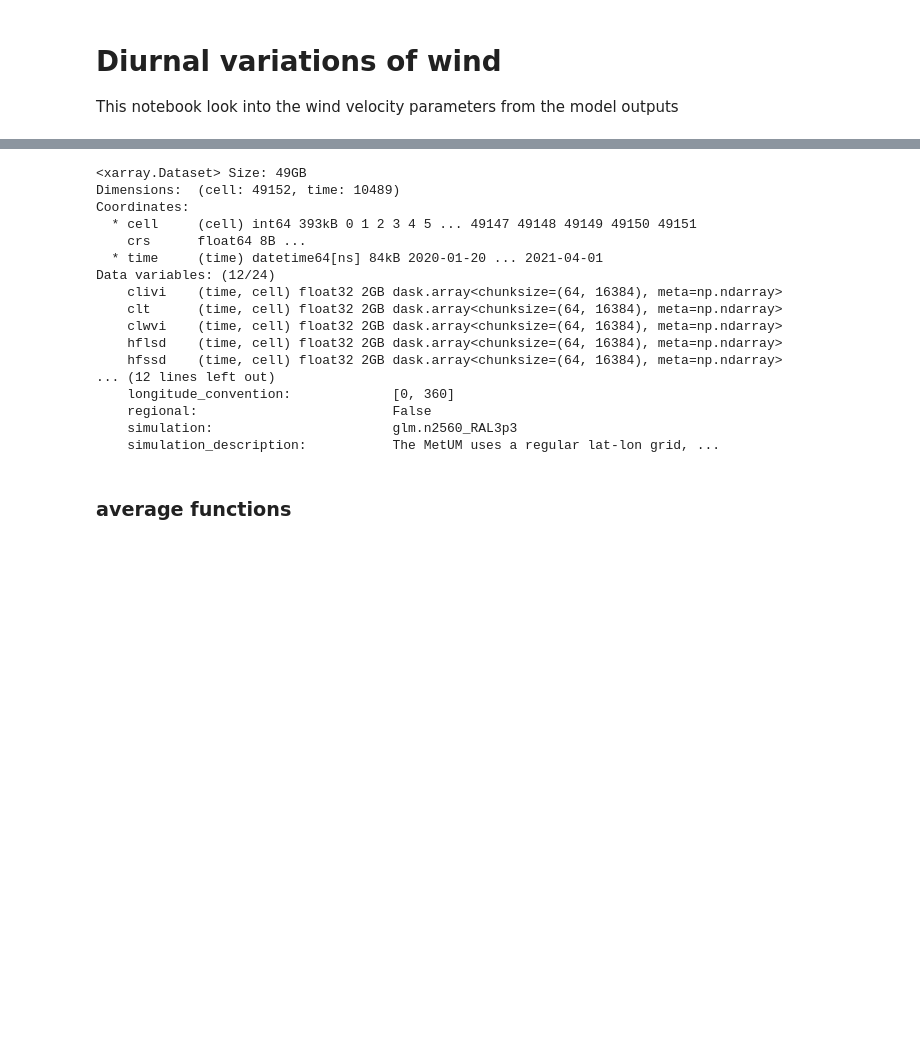
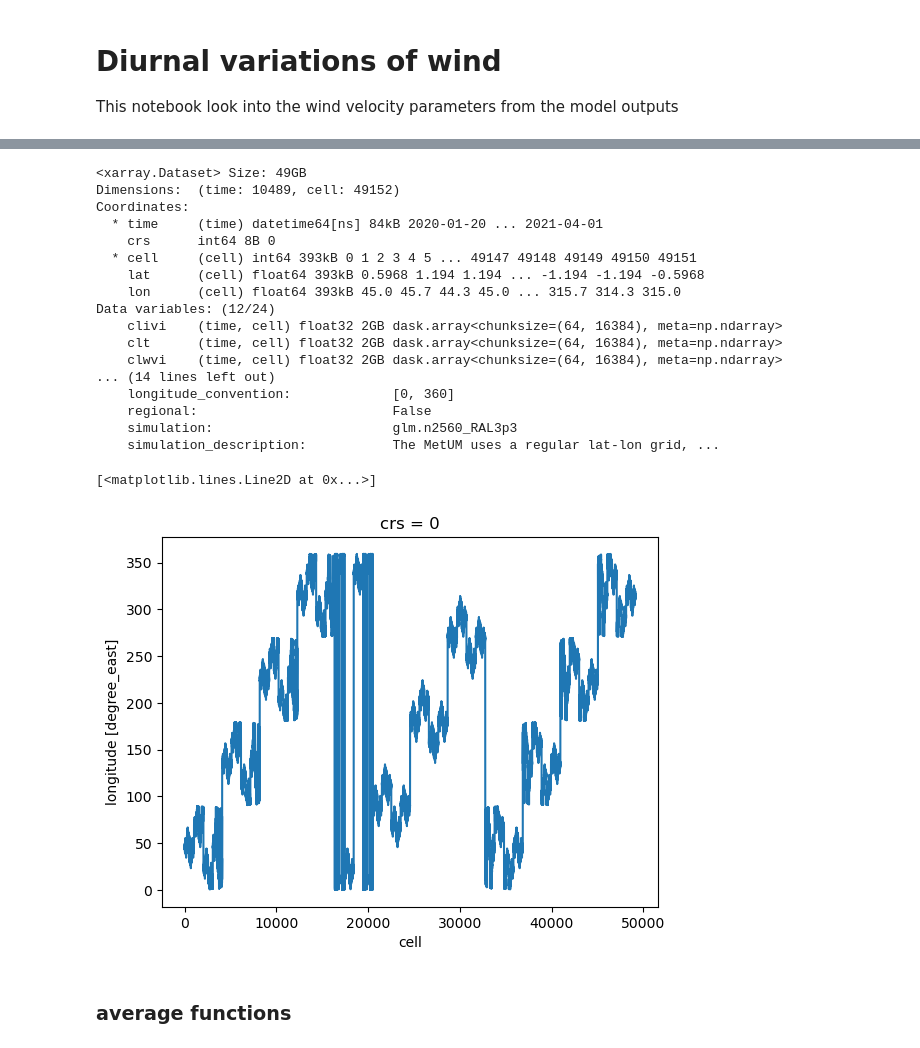
Before and after one commit to 21centuryweather/hk25-AusNode-coastal, a Jupyter notebook: analysis/diurnal_wind_cycle.ipynb, the cells around one changed output, grey strips where cells are left out. Cells and saved outputs as stored; diff of their text form; code cells hidden in the pictures; blank space fills up the shorter version.

Commit message:
time conversion first attempt

```diff
--- a/analysis/diurnal_wind_cycle.ipynb
+++ b/analysis/diurnal_wind_cycle.ipynb
@@ -15,25 +50,31 @@ import numpy as np
 # %%
 data_2d_z2 = "/g/data/qx55/uk_node/glm.n2560_RAL3p3/data.healpix.PT1H.z6.zarr" #PT1H is hourly data
 ds = xr.open_zarr(data_2d_z2)
+ds = ds.pipe(partial(egh.attach_coords))
 ds
 # %% [output]
 <xarray.Dataset> Size: 49GB
-Dimensions:  (cell: 49152, time: 10489)
+Dimensions:  (time: 10489, cell: 49152)
 Coordinates:
+  * time     (time) datetime64[ns] 84kB 2020-01-20 ... 2021-04-01
+    crs      int64 8B 0
   * cell     (cell) int64 393kB 0 1 2 3 4 5 ... 49147 49148 49149 49150 49151
-    crs      float64 8B ...
-  * time     (time) datetime64[ns] 84kB 2020-01-20 ... 2021-04-01
+    lat      (cell) float64 393kB 0.5968 1.194 1.194 ... -1.194 -1.194 -0.5968
+    lon      (cell) float64 393kB 45.0 45.7 44.3 45.0 ... 315.7 314.3 315.0
 Data variables: (12/24)
     clivi    (time, cell) float32 2GB dask.array<chunksize=(64, 16384), meta=np.ndarray>
     clt      (time, cell) float32 2GB dask.array<chunksize=(64, 16384), meta=np.ndarray>
     clwvi    (time, cell) float32 2GB dask.array<chunksize=(64, 16384), meta=np.ndarray>
-    hflsd    (time, cell) float32 2GB dask.array<chunksize=(64, 16384), meta=np.ndarray>
-    hfssd    (time, cell) float32 2GB dask.array<chunksize=(64, 16384), meta=np.ndarray>
-... (12 lines left out)
+... (14 lines left out)
     longitude_convention:             [0, 360]
     regional:                         False
     simulation:                       glm.n2560_RAL3p3
     simulation_description:           The MetUM uses a regular lat-lon grid, ...
+# %%
+ds.lon.plot()
+# %% [output]
+[<matplotlib.lines.Line2D at 0x...>]
+[figure, added]
 # %%
 # slect the wind data u and v components
 u1=ds.uas.sel(time=slice("2020-04-01", "2020-09-30"))
```
Also changed, not shown: parts of 16 cells of this notebook.
